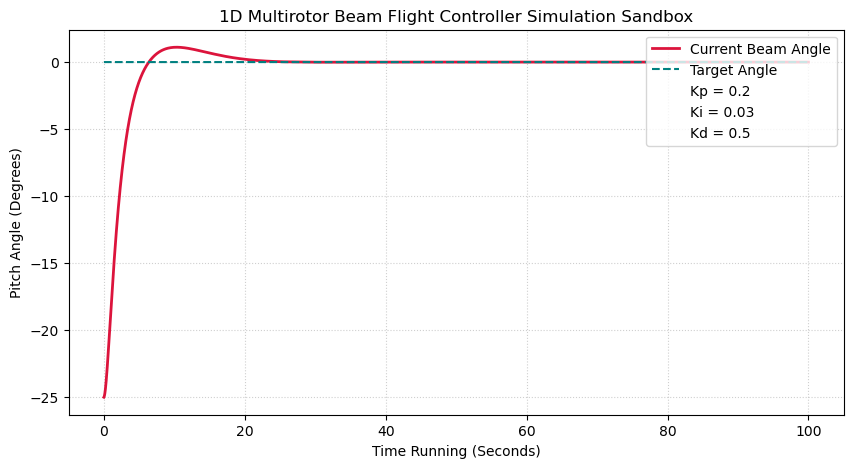
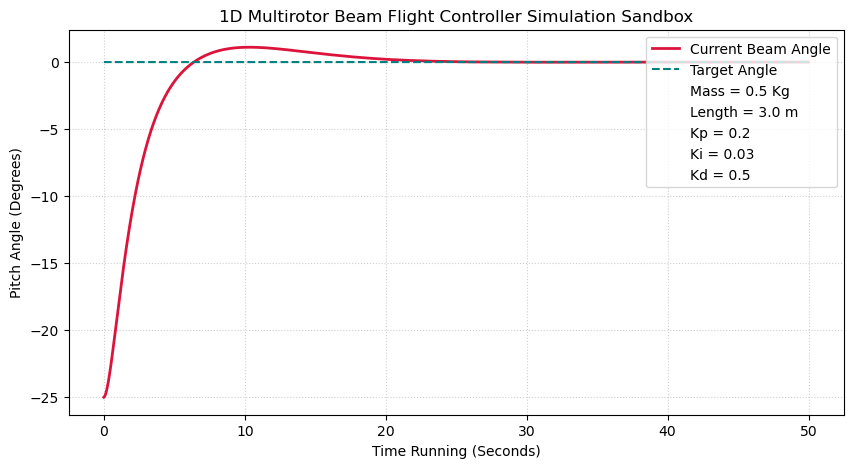
Unified diff of the notebook cell whose output changed from the first chart to the second:
--- before
+++ after
@@ -1,6 +1,15 @@
+# PID Constants definations, set to zeros initially and adjust or tune later
+KP = 0.2
+KI = 0.03
+KD = 0.5
+
+time_history, target_history, angle_history = run_simulation_loop(dt=dt, total_time=total_time, current_angle=current_angle, target_angle=target_angle, base_throttle=BASE_THROTTLE, arms_length=ARMS_LENGTH, inertia=INERTIA, max_integral_error=10.0, kp=KP, ki=KI, kd=KD)
+
 plt.figure(figsize=(10, 5))
 plt.plot(time_history, angle_history, label="Current Beam Angle", color='crimson', linewidth=2)
 plt.plot(time_history, target_history, label="Target Angle", color='teal', linestyle='--', linewidth=1.5)
 
+plt.plot([], [], ' ', label=f"Mass = {MASS} Kg")
+plt.plot([], [], ' ', label=f"Length = {LENGTH} m")
 plt.plot([], [], ' ', label=f"Kp = {KP}")
 plt.plot([], [], ' ', label=f"Ki = {KI}")

Commit: Refactored simulation loops into callable function to improve and ease PID constants parameter tunning